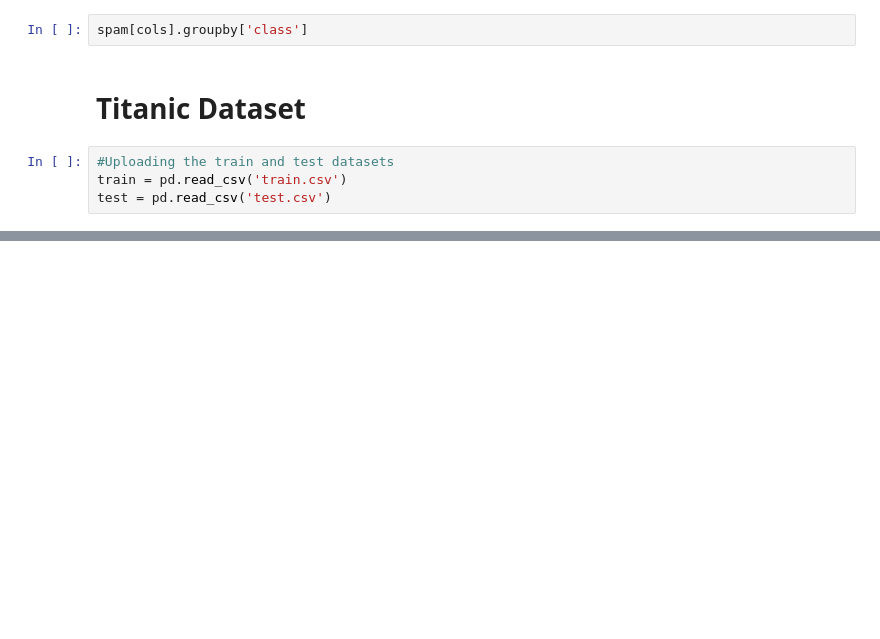
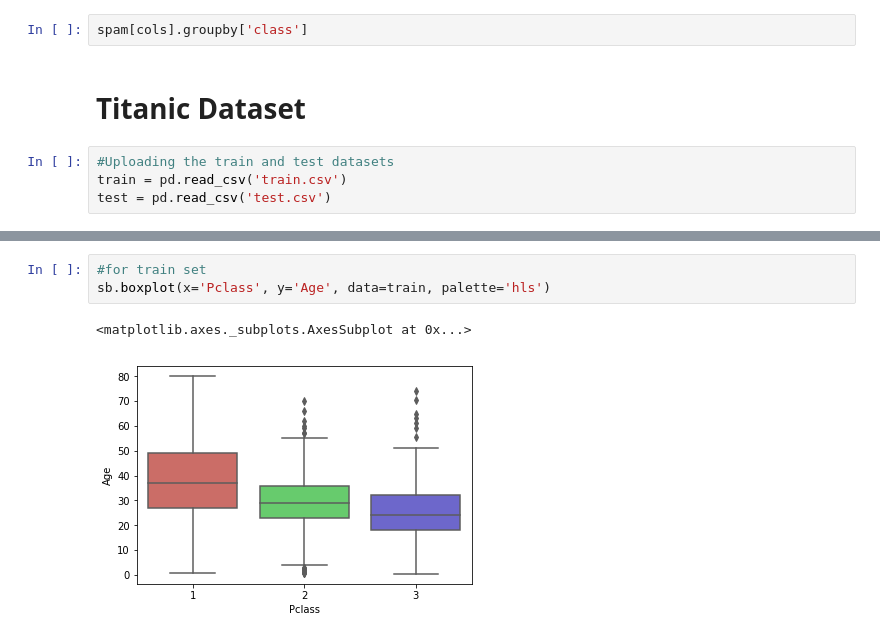
Before and after one commit to mwinzie/KNN-Classifier-Naive-Bayes-Classifier, a Jupyter notebook: K_nearest_neighbor_(kNN)_classifier_and_Naive_Bayes_classifier.ipynb, the cells around one changed output, grey strips where cells are left out. Saved outputs shown, nothing was run; the diff lists cells and outputs as text; blank space fills up the shorter version.

```diff
--- a/K_nearest_neighbor_(kNN)_classifier_and_Naive_Bayes_classifier.ipynb
+++ b/K_nearest_neighbor_(kNN)_classifier_and_Naive_Bayes_classifier.ipynb
@@ -192,0 +264,6 @@ print(train.isnull().sum().sum())
+# %%
+#for train set
+sb.boxplot(x='Pclass', y='Age', data=train, palette='hls')
+# %% [output]
+<matplotlib.axes._subplots.AxesSubplot at 0x...>
+[figure, added]
```
Also changed, not shown: parts of 26 cells of this notebook.
